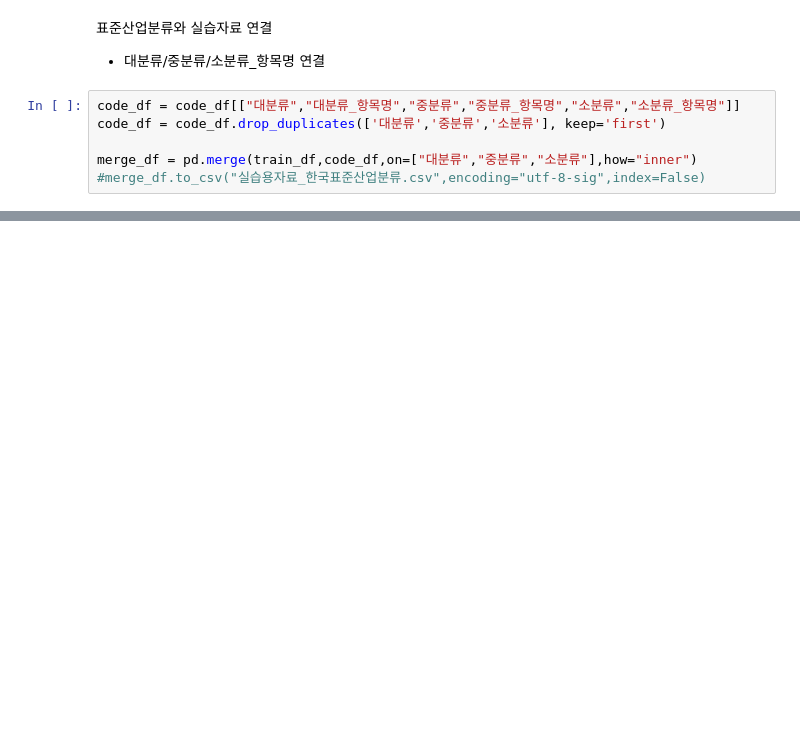
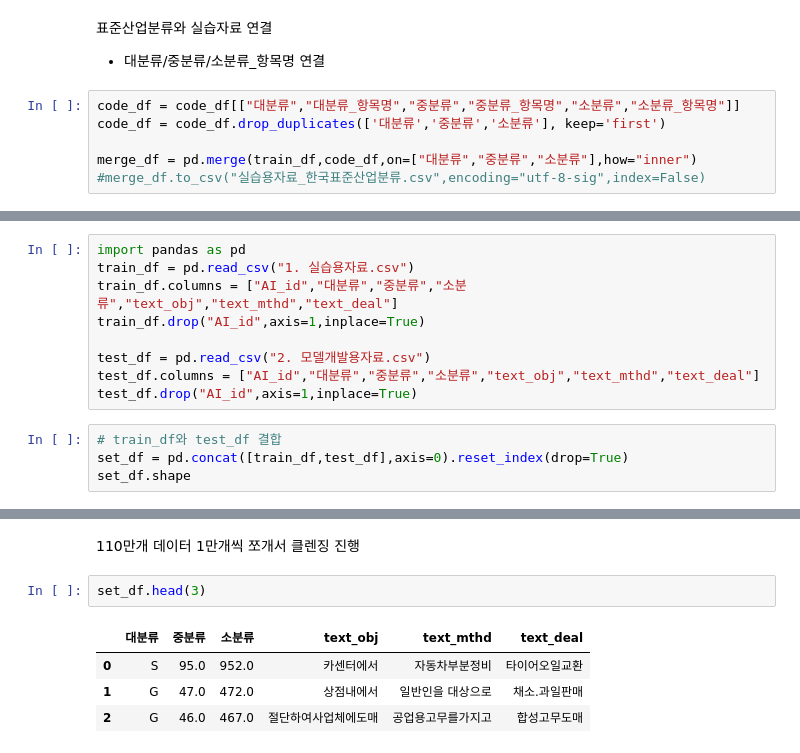
Before and after one commit to yxbxn/NLP_contest, a Jupyter notebook: EDA 및 전처리.ipynb, the cells around one changed output, grey strips where cells are left out. Cells and saved outputs as stored; diff of their text form; blank space fills up the shorter version.

Commit message:
train, test set 동시에 데이터 클렌징
- train data set 100만개
- test data set 10만개
- 동시 텍스트 데이터 클렌징 진행

```diff
--- a/EDA 및 전처리.ipynb
+++ b/EDA 및 전처리.ipynb
@@ -314,0 +259,13 @@ for key,value in result.words.items():
+# %%
+import pandas as pd
+train_df = pd.read_csv("1. 실습용자료.csv")
+train_df.columns = ["AI_id","대분류","중분류","소분류","text_obj","text_mthd","text_deal"]
+train_df.drop("AI_id",axis=1,inplace=True)
+
+test_df = pd.read_csv("2. 모델개발용자료.csv")
+test_df.columns = ["AI_id","대분류","중분류","소분류","text_obj","text_mthd","text_deal"]
+test_df.drop("AI_id",axis=1,inplace=True)
+# %%
+# train_df와 test_df 결합
+set_df = pd.concat([train_df,test_df],axis=0).reset_index(drop=True)
+set_df.shape
@@ -314,0 +307,9 @@ for key,value in result.words.items():
+# %% [markdown]
+110만개 데이터 1만개씩 쪼개서 클렌징 진행
+# %%
+set_df.head(3)
+# %% [output]
+|  | 대분류 | 중분류 | 소분류 | text_obj | text_mthd | text_deal |
+| 0 | S | 95.0 | 952.0 | 카센터에서 | 자동차부분정비 | 타이어오일교환 |
+| 1 | G | 47.0 | 472.0 | 상점내에서 | 일반인을 대상으로 | 채소.과일판매 |
+| 2 | G | 46.0 | 467.0 | 절단하여사업체에도매 | 공업용고무를가지고 | 합성고무도매 |
```
Also changed, not shown: parts of 41 cells of this notebook.
